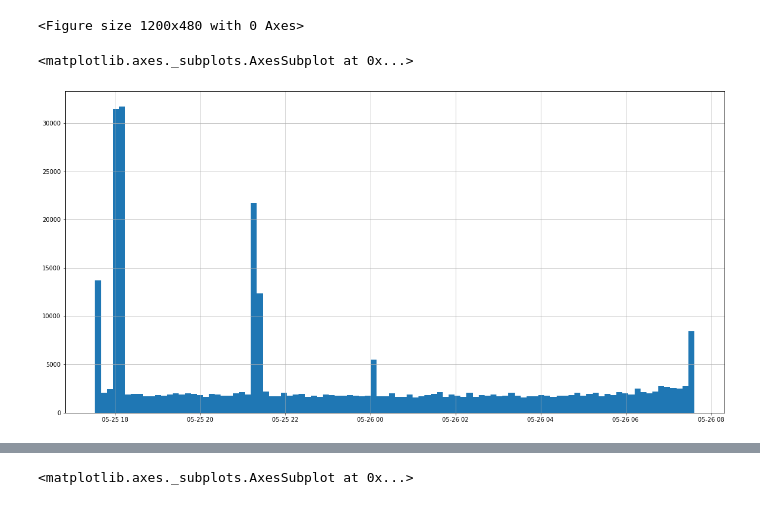
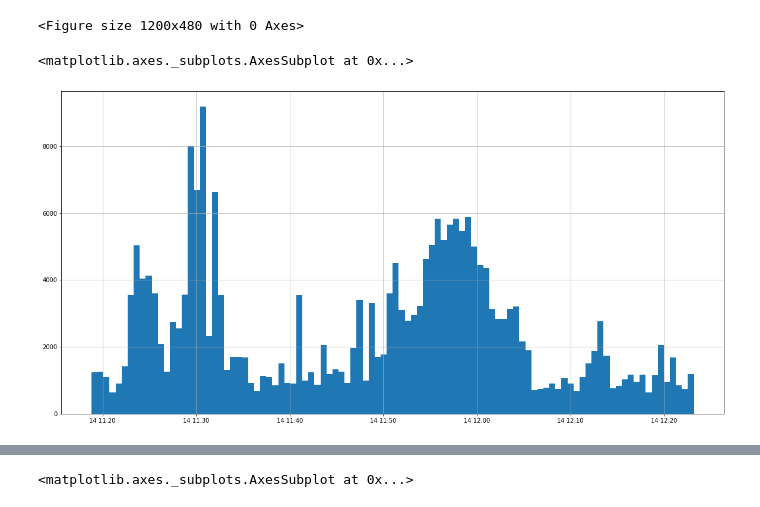
Before and after one commit to TheEshka/traffic_analyzer, a Jupyter notebook: Hists.ipynb, the cells around one changed output, grey strips where cells are left out. Cells and saved outputs as stored; diff of their text form; code cells hidden in the pictures.

```diff
--- a/Hists.ipynb
+++ b/Hists.ipynb
@@ -76,7 +78,7 @@ figure(num=None, figsize=(15, 6), dpi=80, facecolor='w', edgecolor='k')
 <Figure size 1200x480 with 0 Axes>
 <Figure size 1200x480 with 0 Axes>
 # %%
-traffic['frame.time_epoch'].iloc[:].hist(bins=100, figsize=(20,10))
+befora['frame.time_epoch'].iloc[:].hist(bins=100, figsize=(20,10))
 # %% [output]
 <matplotlib.axes._subplots.AxesSubplot at 0x...>
-[figure, old version]
+[figure, new version]
```
Also changed, not shown: parts of 16 cells of this notebook, 2 other files.
